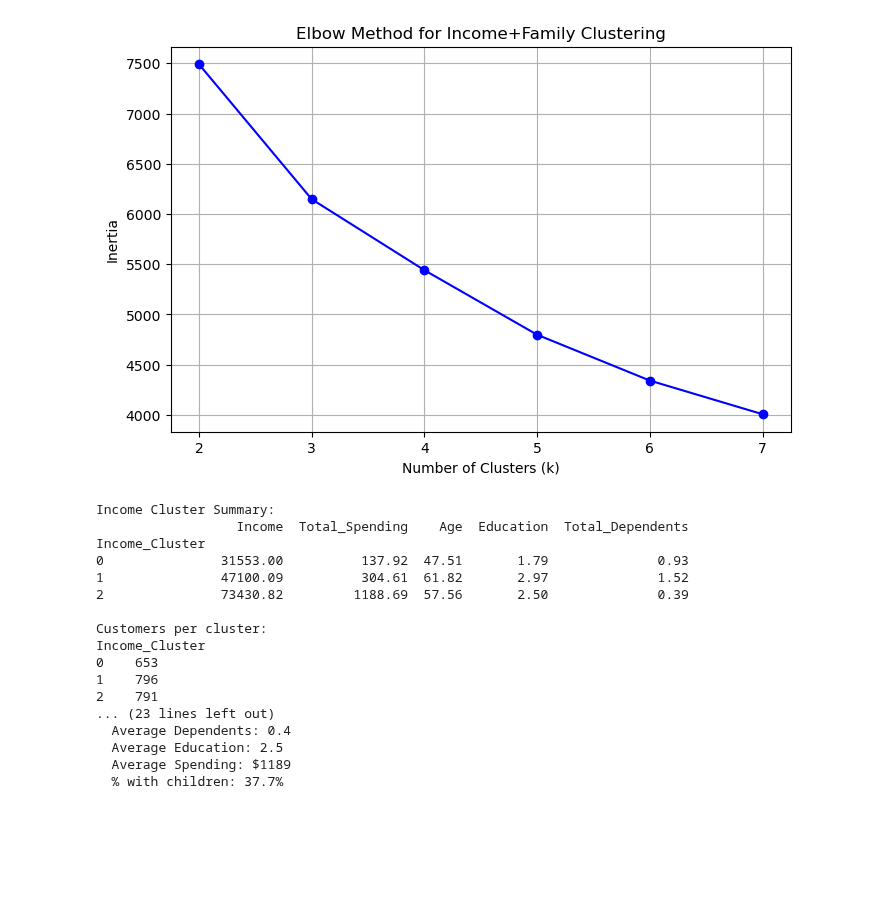
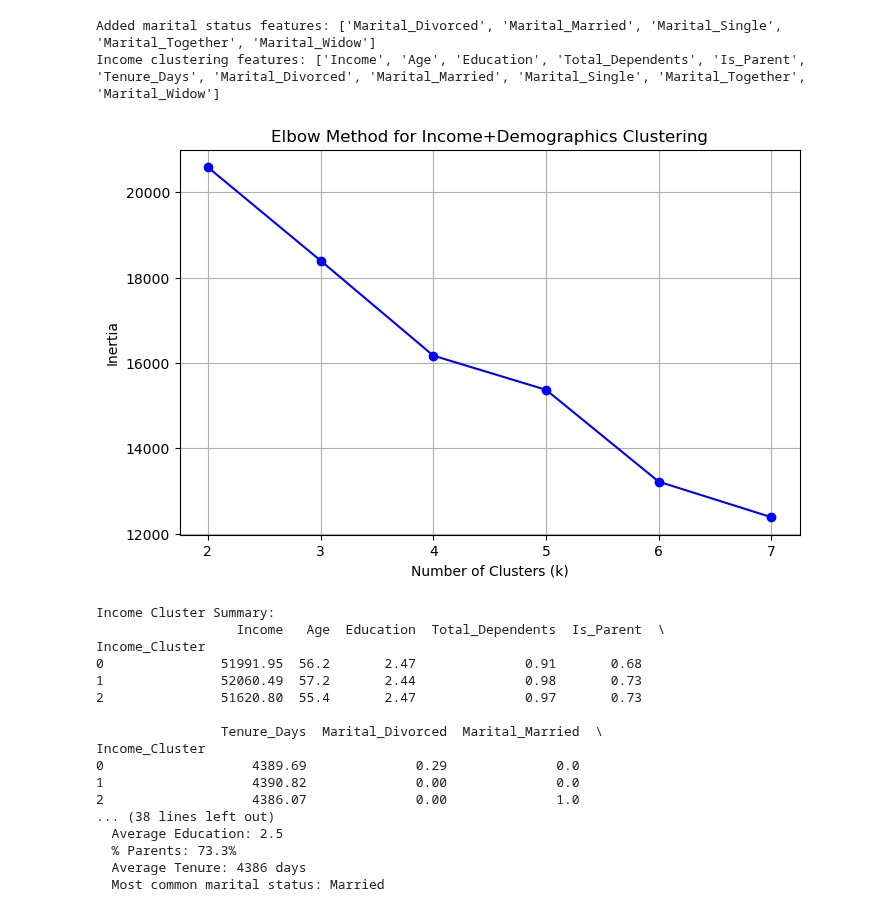
Before and after one commit to martinaainembabazi/GROUP-D-DATA-SCIENCE-PROJECT-ON-CUSTOMER-SEGMENTATION, a Jupyter notebook: income-clusters.ipynb, the cells around one changed output. Saved outputs shown, nothing was run; the diff lists cells and outputs as text; code cells hidden in the pictures; blank space fills up the shorter version.

```diff
--- a/income-clusters.ipynb
+++ b/income-clusters.ipynb
@@ -1,25 +1,42 @@
 # %%
-# Income-Based Clustering
+# Income-Based Clustering with Demographics
 
 from sklearn.preprocessing import StandardScaler
 from sklearn.cluster import KMeans
 import matplotlib.pyplot as plt
 import pandas as pd
+import numpy as np
+import seaborn as sns
+from sklearn.decomposition import PCA
 
 # Load the featured dataset
 df = pd.read_csv('featured_customer_segmentation.csv')
 
-# Select income-related features INCLUDING Total_Dependents for clustering
+# Select income-related features with demographics (REMOVED Total_Spending)
 income_features = [
     'Income',
-    'Total_Spending',
     'Age',
     'Education',
-    'Total_Dependents'
+    'Total_Dependents',
+    'Is_Parent',
+    'Tenure_Days'
 ]
+
+# Check if marital status columns exist and add them
+marital_cols = [col for col in df.columns if col.startswith('Marital_')]
+if marital_cols:
+    income_features.extend(marital_cols)
+    print(f"Added marital status features: {marital_cols}")
+
+print(f"Income clustering features: {income_features}")
 
 # Prepare the data
 X = df[income_features].copy()
+
+# Handle any missing values
+for col in X.columns:
+    if X[col].isnull().sum() > 0:
+        X[col] = X[col].fillna(X[col].mean())
 
 # Scale the features
 scaler = StandardScaler()
@@ -37,56 +54,63 @@ for k in k_range:
 # Plot elbow curve
 plt.figure(figsize=(8, 5))
 plt.plot(k_range, inertias, 'bo-')
 plt.xlabel('Number of Clusters (k)')
 plt.ylabel('Inertia')
-plt.title('Elbow Method for Income+Family Clustering')
+plt.title('Elbow Method for Income+Demographics Clustering')
 plt.grid(True)
 plt.show()
 
 # Apply clustering with optimal k (let's use 3)
 optimal_k = 3
 kmeans = KMeans(n_clusters=optimal_k, random_state=42)
 df['Income_Cluster'] = kmeans.fit_predict(X_scaled)
 
 # Analyze clusters
 cluster_summary = df.groupby('Income_Cluster')[income_features].mean().round(2)
 print("Income Cluster Summary:")
 print(cluster_summary)
 
 # Count customers per cluster
 print("\nCustomers per cluster:")
 print(df['Income_Cluster'].value_counts().sort_index())
 
-# Additional analysis showing family impact
-print("\nDetailed Family Impact Analysis:")
+# Additional analysis showing demographics impact
+print("\nDetailed Demographics Impact Analysis:")
 for cluster in sorted(df['Income_Cluster'].unique()):
     cluster_data = df[df['Income_Cluster'] == cluster]
     print(f"\nCluster {cluster}:")
     print(f"  Average Income: ${cluster_data['Income'].mean():.0f}")
     print(f"  Average Age: {cluster_data['Age'].mean():.1f}")
     print(f"  Average Dependents: {cluster_data['Total_Dependents'].mean():.1f}")
     print(f"  Average Education: {cluster_data['Education'].mean():.1f}")
-    print(f"  Average Spending: ${cluster_data['Total_Spending'].mean():.0f}")
-    print(f"  % with children: {(cluster_data['Total_Dependents'] > 0).mean()*100:.1f}%")
+    print(f"  % Parents: {(cluster_data['Is_Parent'] == 1).mean()*100:.1f}%")
+    print(f"  Average Tenure: {cluster_data['Tenure_Days'].mean():.0f} days")
+    if marital_cols:
+        # Find most common marital status
+        marital_data = cluster_data[marital_cols]
+        most_common_marital = marital_data.mean().idxmax().replace('Marital_', '')
+        print(f"  Most common marital status: {most_common_marital}")
 # %% [output]
+Added marital status features: ['Marital_Divorced', 'Marital_Married', 'Marital_Single', 'Marital_Together', 'Marital_Widow']
+Income clustering features: ['Income', 'Age', 'Education', 'Total_Dependents', 'Is_Parent', 'Tenure_Days', 'Marital_Divorced', 'Marital_Married', 'Marital_Single', 'Marital_Together', 'Marital_Widow']
-[figure, old version]
+[figure, new version]
-Income Cluster Summary:
-                  Income  Total_Spending    Age  Education  Total_Dependents
-Income_Cluster
-0               31553.00          137.92  47.51       1.79              0.93
-1               47100.09          304.61  61.82       2.97              1.52
-2               73430.82         1188.69  57.56       2.50              0.39
-
-Customers per cluster:
-Income_Cluster
-0    653
-1    796
-2    791
-... (23 lines left out)
-  Average Dependents: 0.4
-  Average Education: 2.5
-  Average Spending: $1189
-  % with children: 37.7%
+Income Cluster Summary:
+                  Income   Age  Education  Total_Dependents  Is_Parent  \
+Income_Cluster
+0               51991.95  56.2       2.47              0.91       0.68
+1               52060.49  57.2       2.44              0.98       0.73
+2               51620.80  55.4       2.47              0.97       0.73
+
+                Tenure_Days  Marital_Divorced  Marital_Married  \
+Income_Cluster
+0                   4389.69              0.29              0.0
+1                   4390.82              0.00              0.0
+2                   4386.07              0.00              1.0
+... (38 lines left out)
+  Average Education: 2.5
+  % Parents: 73.3%
+  Average Tenure: 4386 days
+  Most common marital status: Married
 # %%
 # Transpose the DataFrame so categories are on the x-axis
 cluster_means_income = df.groupby('Income_Cluster')[income_features].mean()
```
Also changed, not shown: parts of 4 cells of this notebook, 5 other files.
